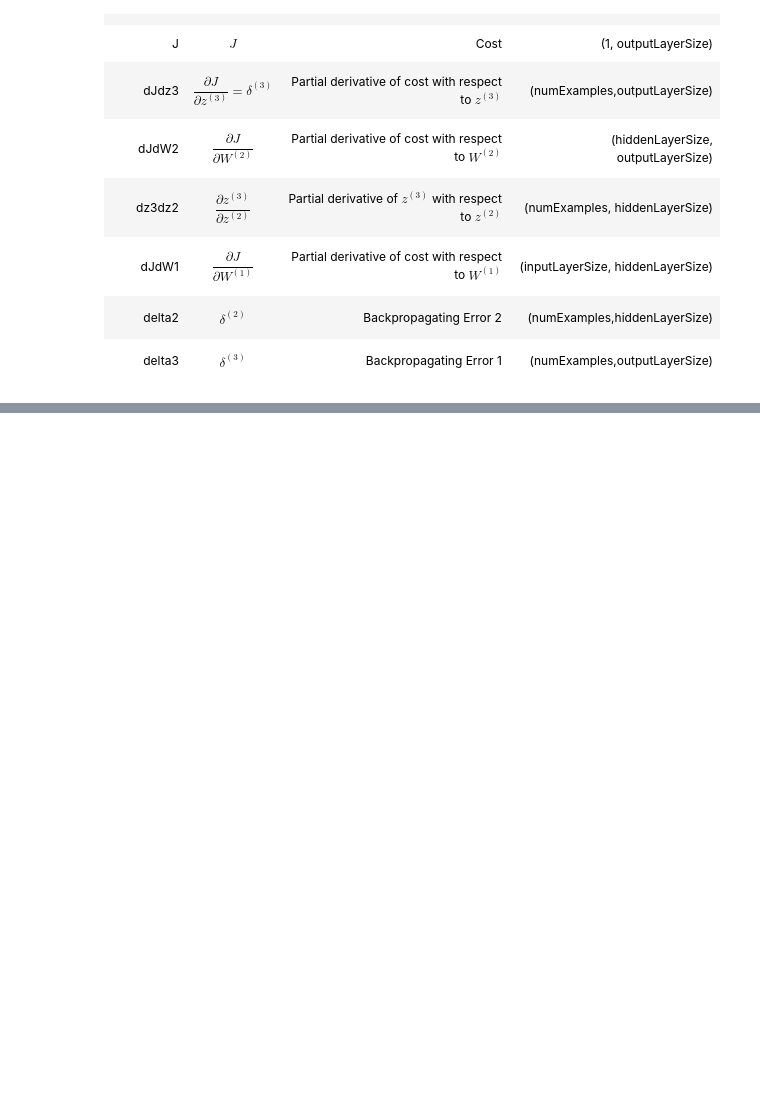
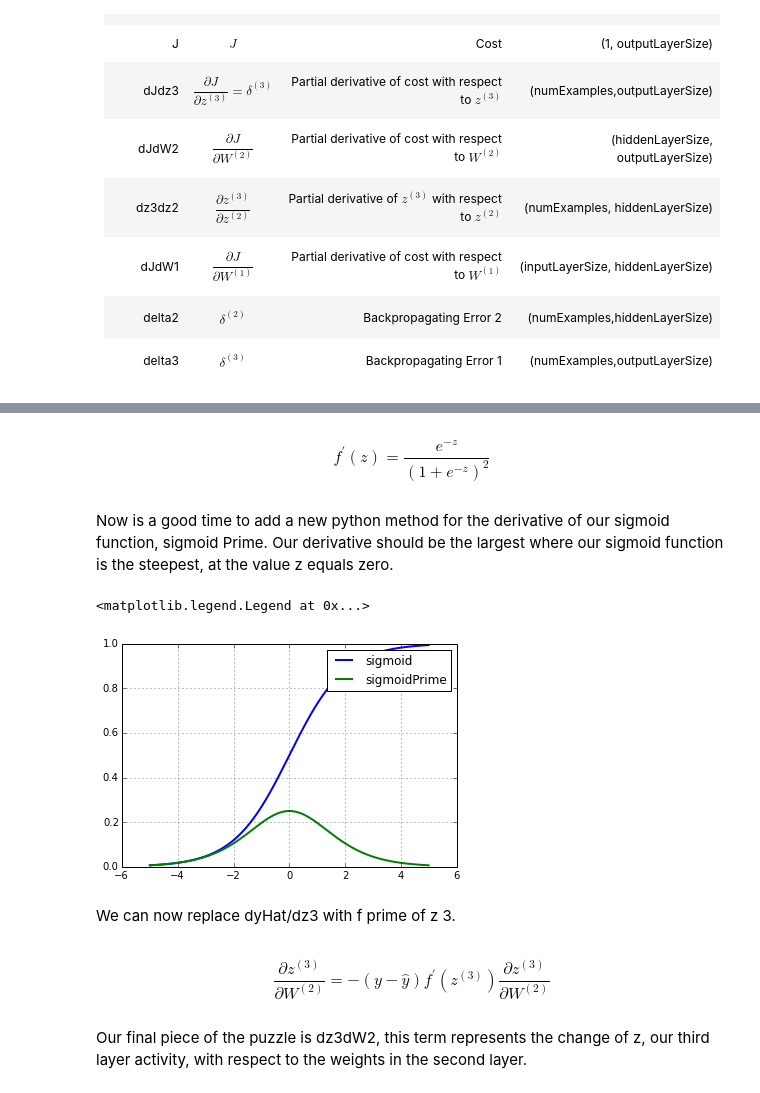
Before and after one commit to stephencwelch/Neural-Networks-Demystified, a Jupyter notebook: Part 4 Backpropagation.ipynb, the cells around one changed output, grey strips where cells are left out. Saved outputs shown, nothing was run; the diff lists cells and outputs as text; code cells hidden in the pictures; blank space fills up the shorter version.

```diff
--- a/Part 4 Backpropagation.ipynb
+++ b/Part 4 Backpropagation.ipynb
@@ -30,0 +76,6 @@ YouTubeVideo('GlcnxUlrtek')
+# %% [markdown]
+$$
+f^\prime(z) = \frac{e^{-z}}{(1+e^{-z})^2}
+$$
+# %% [markdown]
+Now is a good time to add a new python method for the derivative of our sigmoid function, sigmoid Prime. Our derivative should be the largest where our sigmoid function is the steepest, at the value z equals zero.
@@ -30,0 +85,26 @@ YouTubeVideo('GlcnxUlrtek')
+# %%
+def sigmoid(z):
+     #Apply sigmoid activation function to scalar, vector, or matrix
+    return 1/(1+np.exp(-z))
+# %%
+def sigmoidPrime(z):
+    #Derivative of sigmoid function
+    return np.exp(-z)/((1+np.exp(-z))**2)
+# %%
+testValues = np.arange(-5,5,0.01)
+plot(testValues, sigmoid(testValues), linewidth=2)
+plot(testValues, sigmoidPrime(testValues), linewidth=2)
+grid(1)
+legend(['sigmoid', 'sigmoidPrime'])
+# %% [output]
+<matplotlib.legend.Legend at 0x...>
+[figure, added]
+# %% [markdown]
+We can now replace dyHat/dz3 with f prime of z 3.
+# %% [markdown]
+$$
+\frac{\partial z^{(3)}}{\partial W^{(2)}}=
+-(y-\hat{y}) f^\prime(z^{(3)}) \frac{\partial z^{(3)}}{\partial W^{(2)}}
+$$
+# %% [markdown]
+Our final piece of the puzzle is dz3dW2, this term represents the change of z, our third layer activity, with respect to the weights in the second layer.
```
Also changed, not shown: parts of 57 cells of this notebook, 1 other file.
